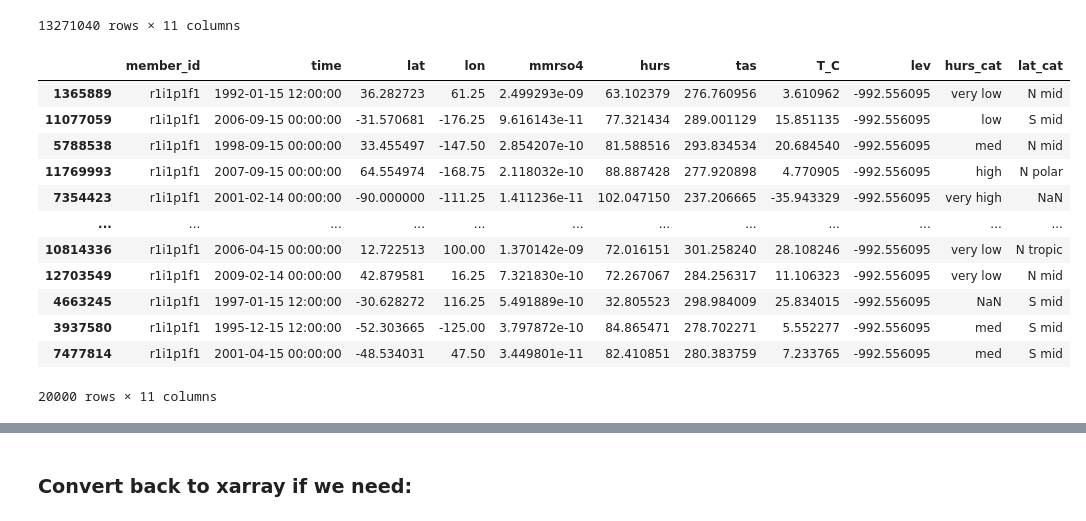
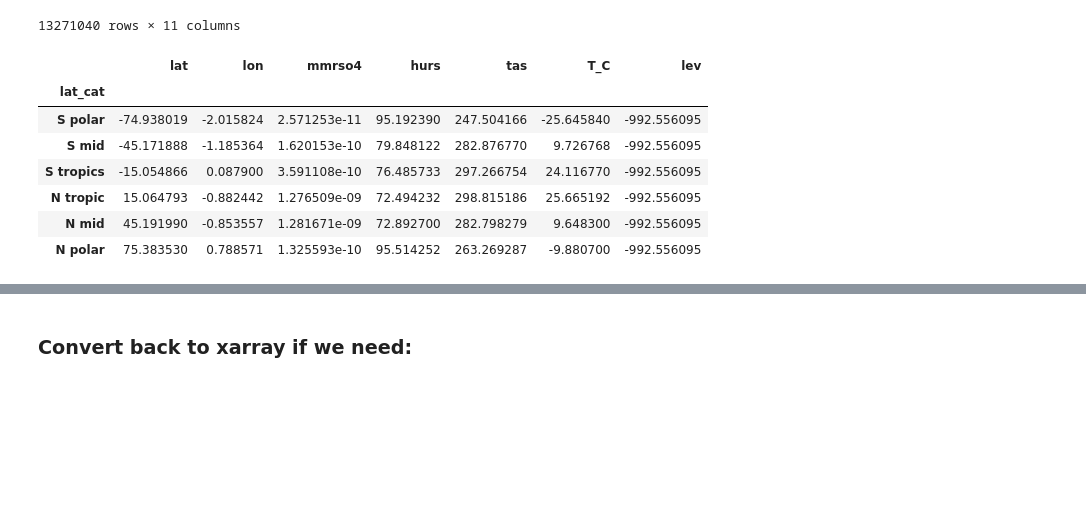
Before and after one commit to MetOs-UiO/eScience2024, a Jupyter notebook: docs/learning/notebooks/some-xarray-pandas-presentation_Sara.ipynb, the cells around one changed output, grey strips where cells are left out. Saved outputs shown, nothing was run; the diff lists cells and outputs as text; code cells hidden in the pictures; blank space fills up the shorter version.

```diff
--- a/docs/learning/notebooks/some-xarray-pandas-presentation_Sara.ipynb
+++ b/docs/learning/notebooks/some-xarray-pandas-presentation_Sara.ipynb
@@ -78,8 +77,12 @@ Please check [here](https://pangeo-data.github.io/escience-2022/pangeo101/data_d
 
 Particularly useful is maybe the variable search which you find here: https://clipc-services.ceda.ac.uk/dreq/mipVars.html
 # %%
-cat = col.search(source_id=['CESM2'], experiment_id=['historical'], table_id=['Amon','fx','AERmon'],
-                 variable_id=['tas','hurs', 'areacella','mmrso4' ], member_id=['r1i1p1f1'])
+cat = col.search(source_id = ['CESM2'],
+                 experiment_id=['historical'],
+                 table_id=['Amon','fx','AERmon'],
+                 variable_id=['tas','hurs', 'areacella','mmrso4' ],
+                 member_id=['r1i1p1f1'],
+                )
 cat.df
 # %% [output]
 |  | variable_id | table_id | source_id | experiment_id | member_id | grid_label | time_range | activity_id | ... |
@@ -905,18 +904,13 @@ df_ri
 | 13271039 | r1i1p1f1 | 2009-12-15 12:00:00 | 90.0 | 178.75 | 5.150579e-11 | 106.947731 | 250.873901 | -22.276093 | -992.556095 | NaN | N polar |
 13271040 rows × 11 columns
 # %%
-df_ri.sample(n=20000)
+df_ri.sample(n=20000).groupby('lat_cat').mean(numeric_only=True)
 # %% [output]
-|  | member_id | time | lat | lon | mmrso4 | hurs | tas | T_C | lev | hurs_cat | lat_cat |
-| 1365889 | r1i1p1f1 | 1992-01-15 12:00:00 | 36.282723 | 61.25 | 2.499293e-09 | 63.102379 | 276.760956 | 3.610962 | -992.556095 | very low | N mid |
-| 11077059 | r1i1p1f1 | 2006-09-15 00:00:00 | -31.570681 | -176.25 | 9.616143e-11 | 77.321434 | 289.001129 | 15.851135 | -992.556095 | low | S mid |
-| 5788538 | r1i1p1f1 | 1998-09-15 00:00:00 | 33.455497 | -147.50 | 2.854207e-10 | 81.588516 | 293.834534 | 20.684540 | -992.556095 | med | N mid |
-| 11769993 | r1i1p1f1 | 2007-09-15 00:00:00 | 64.554974 | -168.75 | 2.118032e-10 | 88.887428 | 277.920898 | 4.770905 | -992.556095 | high | N polar |
-| 7354423 | r1i1p1f1 | 2001-02-14 00:00:00 | -90.000000 | -111.25 | 1.411236e-11 | 102.047150 | 237.206665 | -35.943329 | -992.556095 | very high | NaN |
-| ... | ... | ... | ... | ... | ... | ... | ... | ... | ... | ... | ... |
-| 10814336 | r1i1p1f1 | 2006-04-15 00:00:00 | 12.722513 | 100.00 | 1.370142e-09 | 72.016151 | 301.258240 | 28.108246 | -992.556095 | very low | N tropic |
-| 12703549 | r1i1p1f1 | 2009-02-14 00:00:00 | 42.879581 | 16.25 | 7.321830e-10 | 72.267067 | 284.256317 | 11.106323 | -992.556095 | very low | N mid |
-| 4663245 | r1i1p1f1 | 1997-01-15 12:00:00 | -30.628272 | 116.25 | 5.491889e-10 | 32.805523 | 298.984009 | 25.834015 | -992.556095 | NaN | S mid |
-| 3937580 | r1i1p1f1 | 1995-12-15 12:00:00 | -52.303665 | -125.00 | 3.797872e-10 | 84.865471 | 278.702271 | 5.552277 | -992.556095 | med | S mid |
-| 7477814 | r1i1p1f1 | 2001-04-15 00:00:00 | -48.534031 | 47.50 | 3.449801e-11 | 82.410851 | 280.383759 | 7.233765 | -992.556095 | med | S mid |
+|  | lat | lon | mmrso4 | hurs | tas | T_C | lev |
+| lat_cat |  |  |  |  |  |  |  |
+| S polar | -74.938019 | -2.015824 | 2.571253e-11 | 95.192390 | 247.504166 | -25.645840 | -992.556095 |
+| S mid | -45.171888 | -1.185364 | 1.620153e-10 | 79.848122 | 282.876770 | 9.726768 | -992.556095 |
+| S tropics | -15.054866 | 0.087900 | 3.591108e-10 | 76.485733 | 297.266754 | 24.116770 | -992.556095 |
+| N tropic | 15.064793 | -0.882442 | 1.276509e-09 | 72.494232 | 298.815186 | 25.665192 | -992.556095 |
+| N mid | 45.191990 | -0.853557 | 1.281671e-09 | 72.892700 | 282.798279 | 9.648300 | -992.556095 |
+| N polar | 75.383530 | 0.788571 | 1.325593e-10 | 95.514252 | 263.269287 | -9.880700 | -992.556095 |
-20000 rows × 11 columns
```
Also changed, not shown: parts of 62 cells of this notebook.
